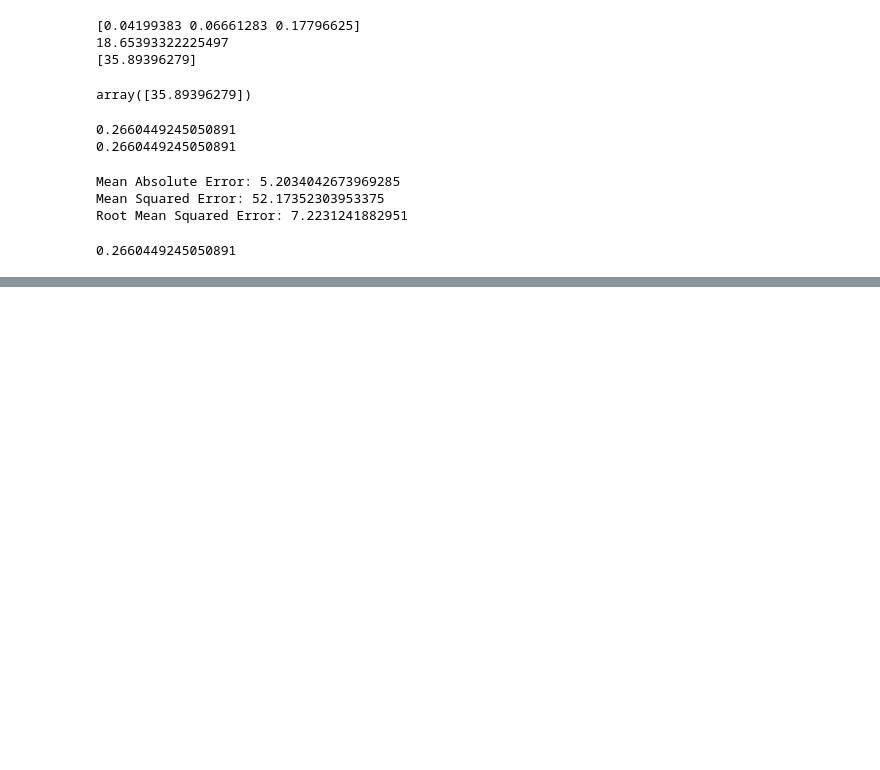
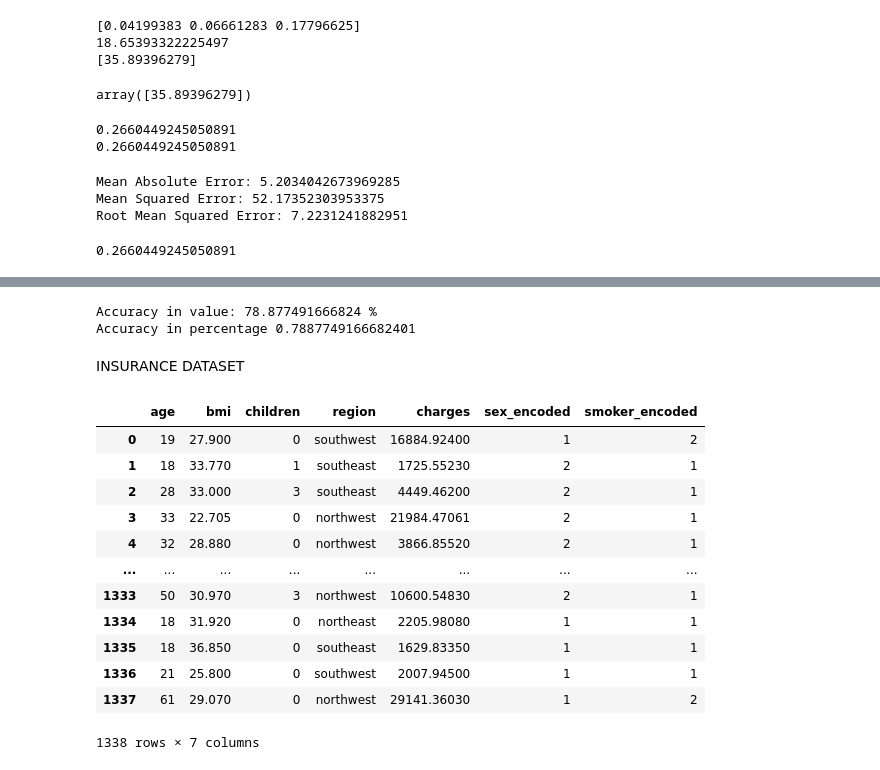
Before and after one commit to gowtham-dd/Data-Science-Basics, a Jupyter notebook: MachineLearning.ipynb, the cells around one changed output, grey strips where cells are left out. Drawn from its saved outputs; the diff is of its cells as text; code cells hidden in the pictures; blank space fills up the shorter version.

```diff
--- a/MachineLearning.ipynb
+++ b/MachineLearning.ipynb
@@ -254,0 +384,41 @@ This share link expires in 72 hours. For free permanent hosting and GPU upgrades
+# %%
+from sklearn.metrics import r2_score
+r2_score(y_test,model.predict(x_test))
+print('Accuracy in value:',r2_score(y_test,model.predict(x_test))*100,'%')
+print('Accuracy in percentage',r2_score(y_test,model.predict(x_test)))
+# %% [output]
+Accuracy in value: 78.877491666824 %
+Accuracy in percentage 0.7887749166682401
+# %% [markdown]
+INSURANCE DATASET
+# %%
+import pandas as pd
+
+x=pd.read_csv("https://raw.githubusercontent.com/nethajinirmal13/Training-datasets/refs/heads/main/insurance.csv")
+from sklearn.preprocessing import LabelEncoder
+
+le = LabelEncoder()
+
+# Create a new label encoding for 'sex' and 'smoker' columns, starting from 1
+x['sex_encoded'] = le.fit_transform(x['sex']) + 1
+x['smoker_encoded'] = le.fit_transform(x['smoker']) + 1
+
+# Drop the original 'sex' and 'smoker' columns
+x = x.drop(['sex', 'smoker'], axis=1)
+
+# Now, 'sex_encoded' and 'smoker_encoded' contain the new label encoding without 0
+x
+# %% [output]
+|  | age | bmi | children | region | charges | sex_encoded | smoker_encoded |
+| 0 | 19 | 27.900 | 0 | southwest | 16884.92400 | 1 | 2 |
+| 1 | 18 | 33.770 | 1 | southeast | 1725.55230 | 2 | 1 |
+| 2 | 28 | 33.000 | 3 | southeast | 4449.46200 | 2 | 1 |
+| 3 | 33 | 22.705 | 0 | northwest | 21984.47061 | 2 | 1 |
+| 4 | 32 | 28.880 | 0 | northwest | 3866.85520 | 2 | 1 |
+| ... | ... | ... | ... | ... | ... | ... | ... |
+| 1333 | 50 | 30.970 | 3 | northwest | 10600.54830 | 2 | 1 |
+| 1334 | 18 | 31.920 | 0 | northeast | 2205.98080 | 1 | 1 |
+| 1335 | 18 | 36.850 | 0 | southeast | 1629.83350 | 1 | 1 |
+| 1336 | 21 | 25.800 | 0 | southwest | 2007.94500 | 1 | 1 |
+| 1337 | 61 | 29.070 | 0 | northwest | 29141.36030 | 1 | 2 |
+1338 rows × 7 columns
```
Also changed, not shown: parts of 7 cells of this notebook.
